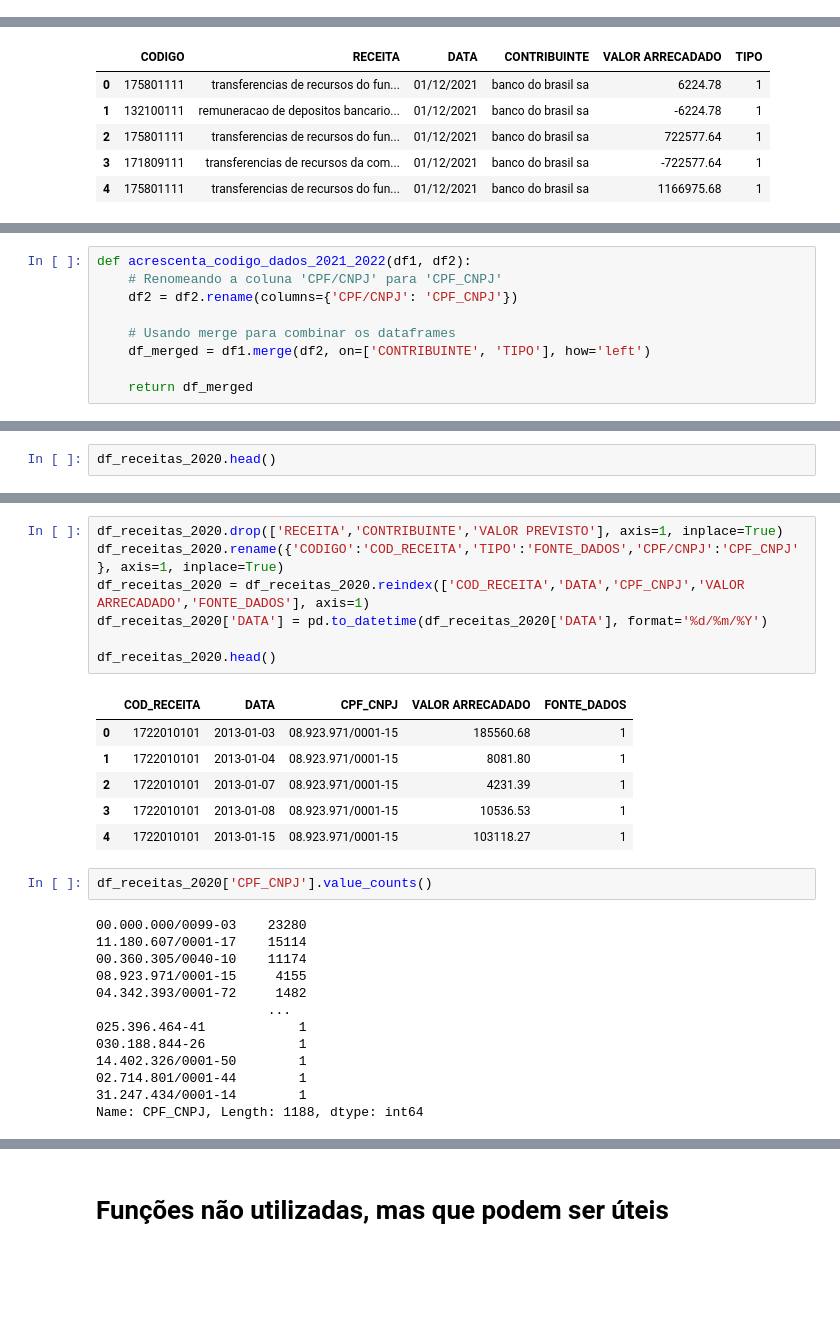
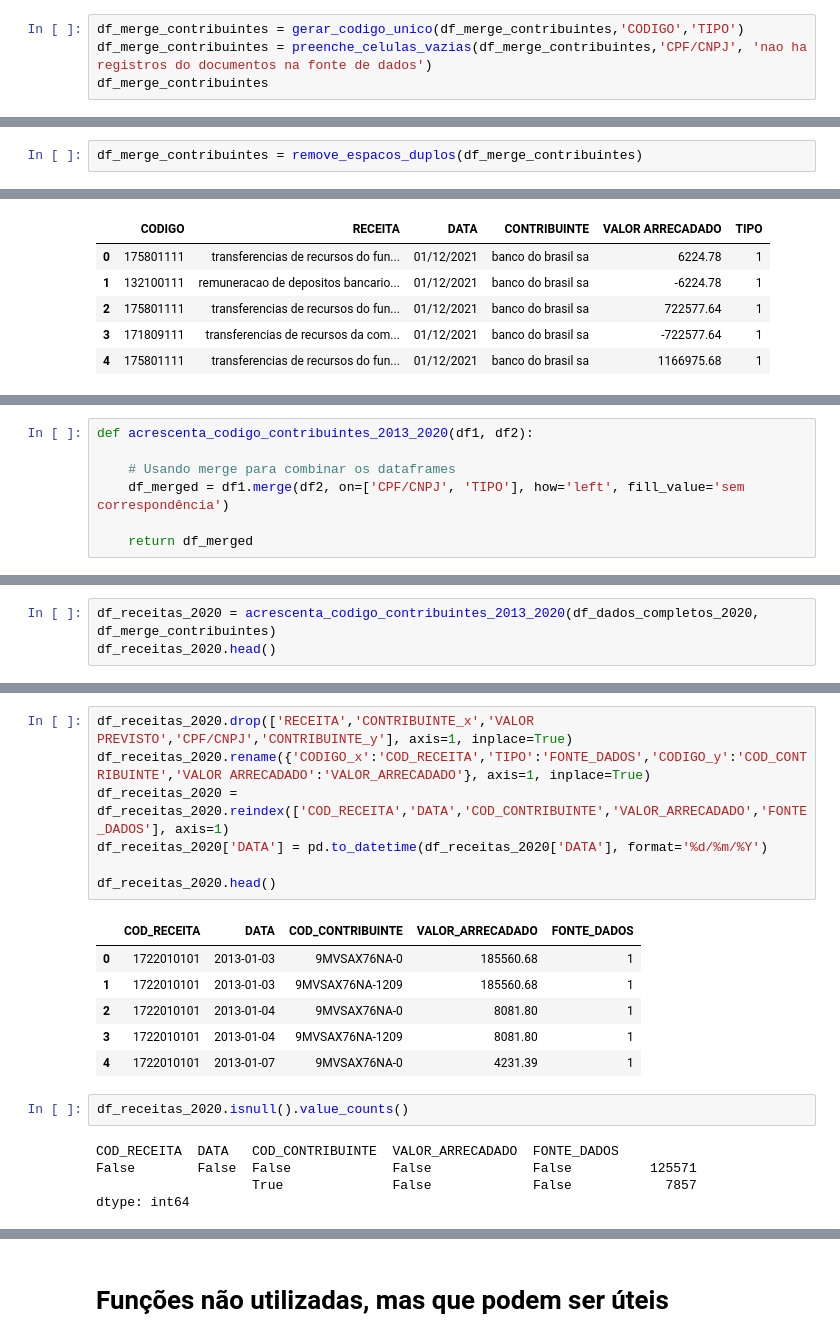
Before and after one commit to AllysonAbreu/dw_contas_publicas_2022, a Jupyter notebook: TCC2/dados/01_receitas/dados_para_carga/tratamento_dados_receitas.ipynb, the cells around one changed output, grey strips where cells are left out. Cells and saved outputs as stored; diff of their text form; blank space fills up the shorter version.

```diff
--- a/TCC2/dados/01_receitas/dados_para_carga/tratamento_dados_receitas.ipynb
+++ b/TCC2/dados/01_receitas/dados_para_carga/tratamento_dados_receitas.ipynb
@@ -647,0 +617,4 @@ df_merge_contribuintes.to_csv('dados_contribuintes.csv', index=False, sep=';')
+# %%
+df_merge_contribuintes = gerar_codigo_unico(df_merge_contribuintes,'CODIGO','TIPO')
+df_merge_contribuintes = preenche_celulas_vazias(df_merge_contribuintes,'CPF/CNPJ', 'nao ha registros do documentos na fonte de dados')
+df_merge_contribuintes
@@ -647,0 +648,2 @@ df_merge_contribuintes.to_csv('dados_contribuintes.csv', index=False, sep=';')
+# %%
+df_merge_contribuintes = remove_espacos_duplos(df_merge_contribuintes)
@@ -886,10 +908,8 @@ df_dados_completos_2022.head()
 # %%
-def acrescenta_codigo_dados_2021_2022(df1, df2):
-    # Renomeando a coluna 'CPF/CNPJ' para 'CPF_CNPJ'
-    df2 = df2.rename(columns={'CPF/CNPJ': 'CPF_CNPJ'})
+def acrescenta_codigo_contribuintes_2013_2020(df1, df2):
 
     # Usando merge para combinar os dataframes
-    df_merged = df1.merge(df2, on=['CONTRIBUINTE', 'TIPO'], how='left')
+    df_merged = df1.merge(df2, on=['CPF/CNPJ', 'TIPO'], how='left', fill_value='sem correspondência')
 
     return df_merged
 # %%
@@ -926,3 +945,4 @@ df_receitas_2022.head()
 # %%
+df_receitas_2020 = acrescenta_codigo_contribuintes_2013_2020(df_dados_completos_2020, df_merge_contribuintes)
 df_receitas_2020.head()
 # %% [output]
@@ -935,29 +955,21 @@ df_receitas_2020.head()
 # %%
-df_receitas_2020.drop(['RECEITA','CONTRIBUINTE','VALOR PREVISTO'], axis=1, inplace=True)
-df_receitas_2020.rename({'CODIGO':'COD_RECEITA','TIPO':'FONTE_DADOS','CPF/CNPJ':'CPF_CNPJ'}, axis=1, inplace=True)
-df_receitas_2020 = df_receitas_2020.reindex(['COD_RECEITA','DATA','CPF_CNPJ','VALOR ARRECADADO','FONTE_DADOS'], axis=1)
+df_receitas_2020.drop(['RECEITA','CONTRIBUINTE_x','VALOR PREVISTO','CPF/CNPJ','CONTRIBUINTE_y'], axis=1, inplace=True)
+df_receitas_2020.rename({'CODIGO_x':'COD_RECEITA','TIPO':'FONTE_DADOS','CODIGO_y':'COD_CONTRIBUINTE','VALOR ARRECADADO':'VALOR_ARRECADADO'}, axis=1, inplace=True)
+df_receitas_2020 = df_receitas_2020.reindex(['COD_RECEITA','DATA','COD_CONTRIBUINTE','VALOR_ARRECADADO','FONTE_DADOS'], axis=1)
 df_receitas_2020['DATA'] = pd.to_datetime(df_receitas_2020['DATA'], format='%d/%m/%Y')
 
 df_receitas_2020.head()
 # %% [output]
-|  | COD_RECEITA | DATA | CPF_CNPJ | VALOR ARRECADADO | FONTE_DADOS |
-| 0 | 1722010101 | 2013-01-03 | 08.923.971/0001-15 | 185560.68 | 1 |
-| 1 | 1722010101 | 2013-01-04 | 08.923.971/0001-15 | 8081.80 | 1 |
-| 2 | 1722010101 | 2013-01-07 | 08.923.971/0001-15 | 4231.39 | 1 |
-| 3 | 1722010101 | 2013-01-08 | 08.923.971/0001-15 | 10536.53 | 1 |
-| 4 | 1722010101 | 2013-01-15 | 08.923.971/0001-15 | 103118.27 | 1 |
+|  | COD_RECEITA | DATA | COD_CONTRIBUINTE | VALOR_ARRECADADO | FONTE_DADOS |
+| 0 | 1722010101 | 2013-01-03 | 9MVSAX76NA-0 | 185560.68 | 1 |
+| 1 | 1722010101 | 2013-01-03 | 9MVSAX76NA-1209 | 185560.68 | 1 |
+| 2 | 1722010101 | 2013-01-04 | 9MVSAX76NA-0 | 8081.80 | 1 |
+| 3 | 1722010101 | 2013-01-04 | 9MVSAX76NA-1209 | 8081.80 | 1 |
+| 4 | 1722010101 | 2013-01-07 | 9MVSAX76NA-0 | 4231.39 | 1 |
 # %%
-df_receitas_2020['CPF_CNPJ'].value_counts()
+df_receitas_2020.isnull().value_counts()
 # %% [output]
-00.000.000/0099-03    23280
-11.180.607/0001-17    15114
-00.360.305/0040-10    11174
-08.923.971/0001-15     4155
-04.342.393/0001-72     1482
-                      ...
-025.396.464-41            1
-030.188.844-26            1
-14.402.326/0001-50        1
-02.714.801/0001-44        1
-31.247.434/0001-14        1
-Name: CPF_CNPJ, Length: 1188, dtype: int64
+COD_RECEITA  DATA   COD_CONTRIBUINTE  VALOR_ARRECADADO  FONTE_DADOS
+False        False  False             False             False          125571
+                    True              False             False            7857
+dtype: int64
```
Also changed, not shown: parts of 27 cells of this notebook, 27 other files.
